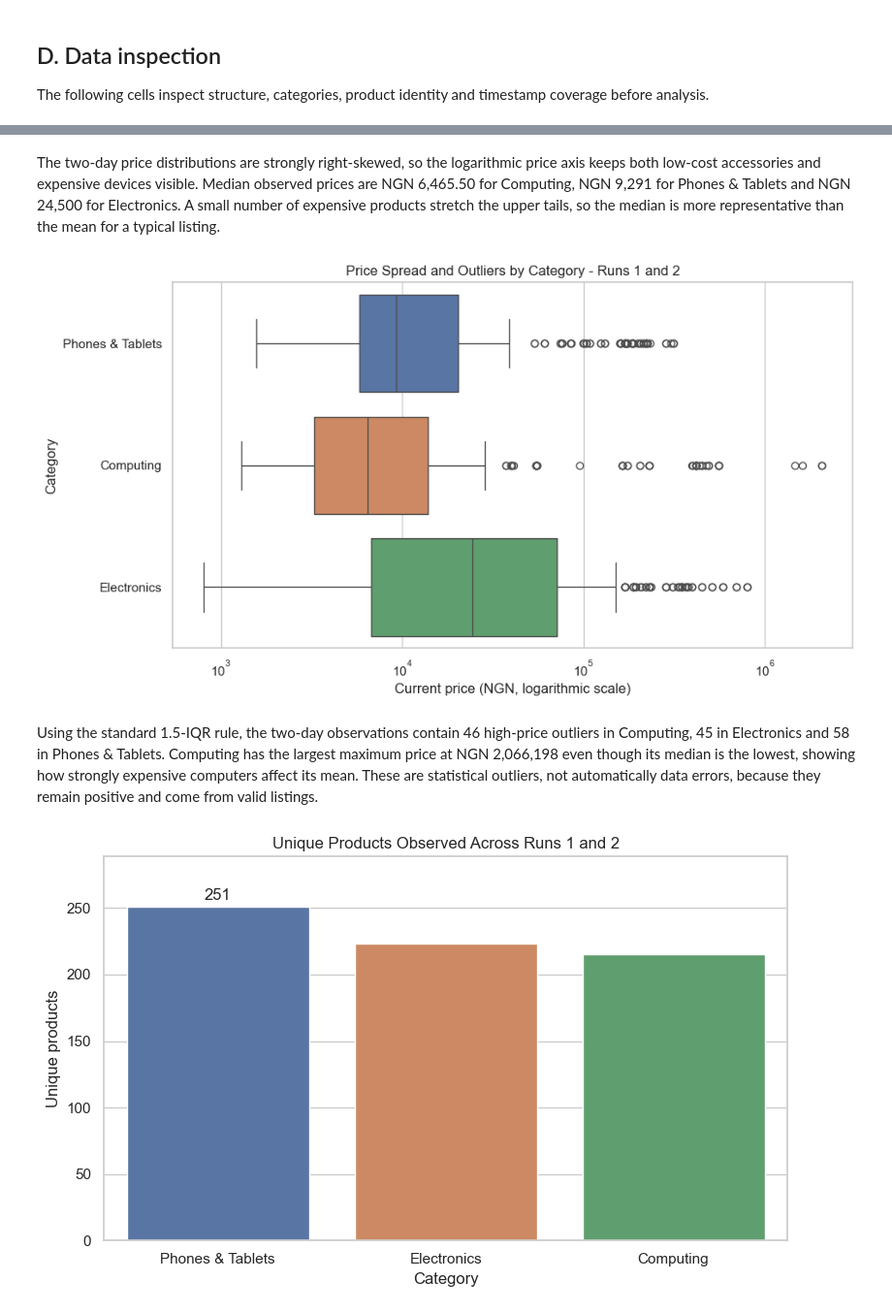
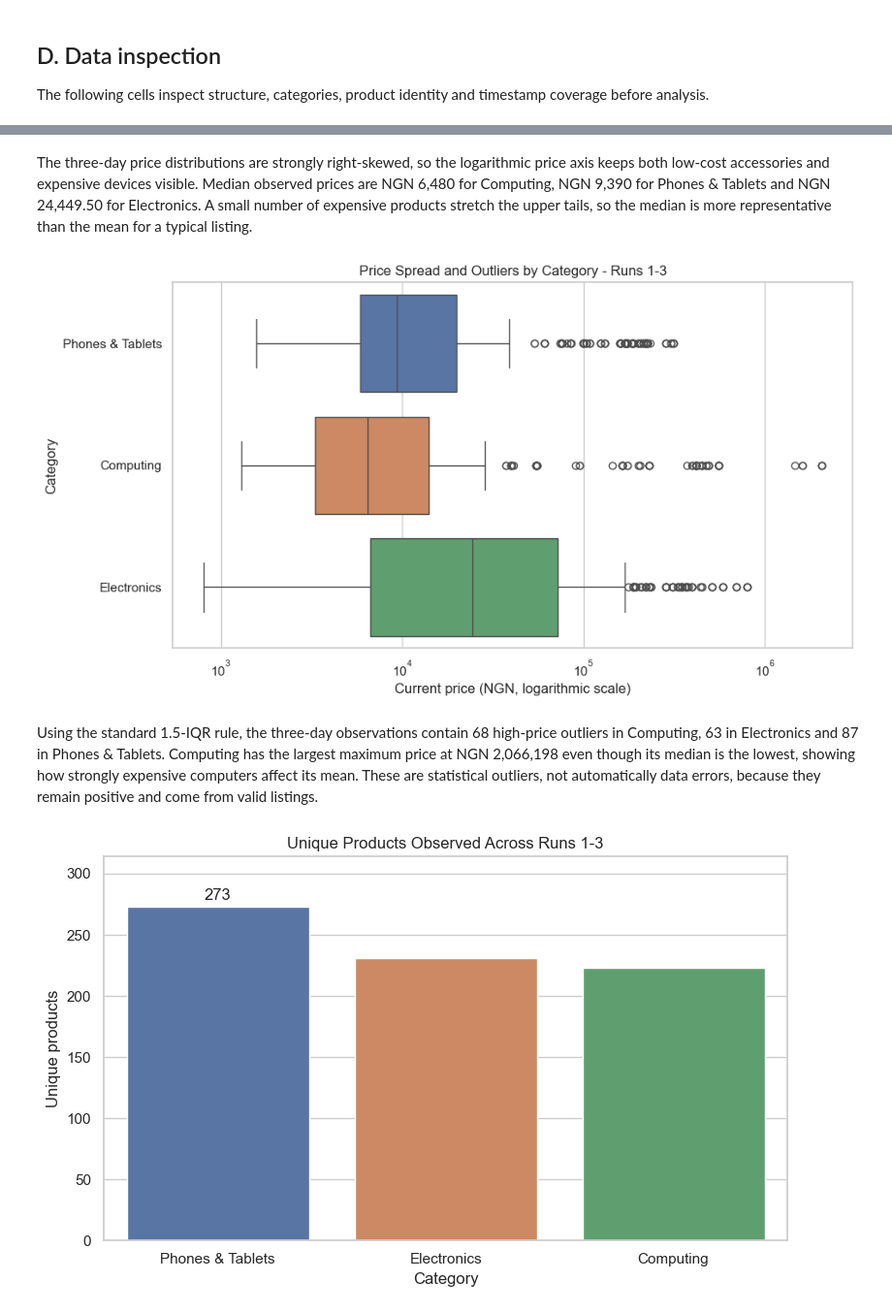
Before and after one commit to sedrackbisogho85-jpg/dsc2107-group2-jumia-ng, a Jupyter notebook: notebooks/jumia_analysis.ipynb, the cells around one changed output, grey strips where cells are left out. Shown at 97% size. Saved outputs shown, nothing was run; the diff lists cells and outputs as text; code cells hidden in the pictures.

Commit message:
data: validate day three collection

```diff
--- a/notebooks/jumia_analysis.ipynb
+++ b/notebooks/jumia_analysis.ipynb
@@ -250,34 +256,34 @@ plt.show()
 # %% [markdown]
-The two-day price distributions are strongly right-skewed, so the logarithmic price axis keeps both low-cost accessories and expensive devices visible. Median observed prices are NGN 6,465.50 for Computing, NGN 9,291 for Phones & Tablets and NGN 24,500 for Electronics. A small number of expensive products stretch the upper tails, so the median is more representative than the mean for a typical listing.
+The three-day price distributions are strongly right-skewed, so the logarithmic price axis keeps both low-cost accessories and expensive devices visible. Median observed prices are NGN 6,480 for Computing, NGN 9,390 for Phones & Tablets and NGN 24,449.50 for Electronics. A small number of expensive products stretch the upper tails, so the median is more representative than the mean for a typical listing.
 # %%
 plt.figure(figsize=(10, 5.5))
 sns.boxplot(data=df, x="current_price", y="category", hue="category", legend=False)
 plt.xscale("log")
-plt.title("Price Spread and Outliers by Category - Runs 1 and 2")
+plt.title(f"Price Spread and Outliers by Category - {run_label}")
 plt.xlabel("Current price (NGN, logarithmic scale)")
 plt.ylabel("Category")
 plt.tight_layout()
 plt.show()
 # %% [output]
-[figure, old version]
+[figure, new version]
 # %% [markdown]
-Using the standard 1.5-IQR rule, the two-day observations contain 46 high-price outliers in Computing, 45 in Electronics and 58 in Phones & Tablets. Computing has the largest maximum price at NGN 2,066,198 even though its median is the lowest, showing how strongly expensive computers affect its mean. These are statistical outliers, not automatically data errors, because they remain positive and come from valid listings.
+Using the standard 1.5-IQR rule, the three-day observations contain 68 high-price outliers in Computing, 63 in Electronics and 87 in Phones & Tablets. Computing has the largest maximum price at NGN 2,066,198 even though its median is the lowest, showing how strongly expensive computers affect its mean. These are statistical outliers, not automatically data errors, because they remain positive and come from valid listings.
 # %%
 latest_products = (
     df.sort_values("scraped_at")
       .drop_duplicates("source_product_id", keep="last")
 )
 unique_category_counts = latest_products["category"].value_counts().rename("products")
 count_frame = unique_category_counts.rename_axis("category").reset_index()
 plt.figure(figsize=(8, 5))
 axis = sns.barplot(data=count_frame, x="category", y="products", hue="category", legend=False)
 axis.bar_label(axis.containers[0], padding=3)
-plt.title("Unique Products Observed Across Runs 1 and 2")
+plt.title(f"Unique Products Observed Across {run_label}")
 plt.xlabel("Category")
 plt.ylabel("Unique products")
 plt.ylim(0, count_frame["products"].max() * 1.15)
 plt.tight_layout()
 plt.show()
 # %% [output]
-[figure, old version]
+[figure, new version]
 # %% [markdown]
```
Also changed, not shown: parts of 23 cells of this notebook, 3 other files.
